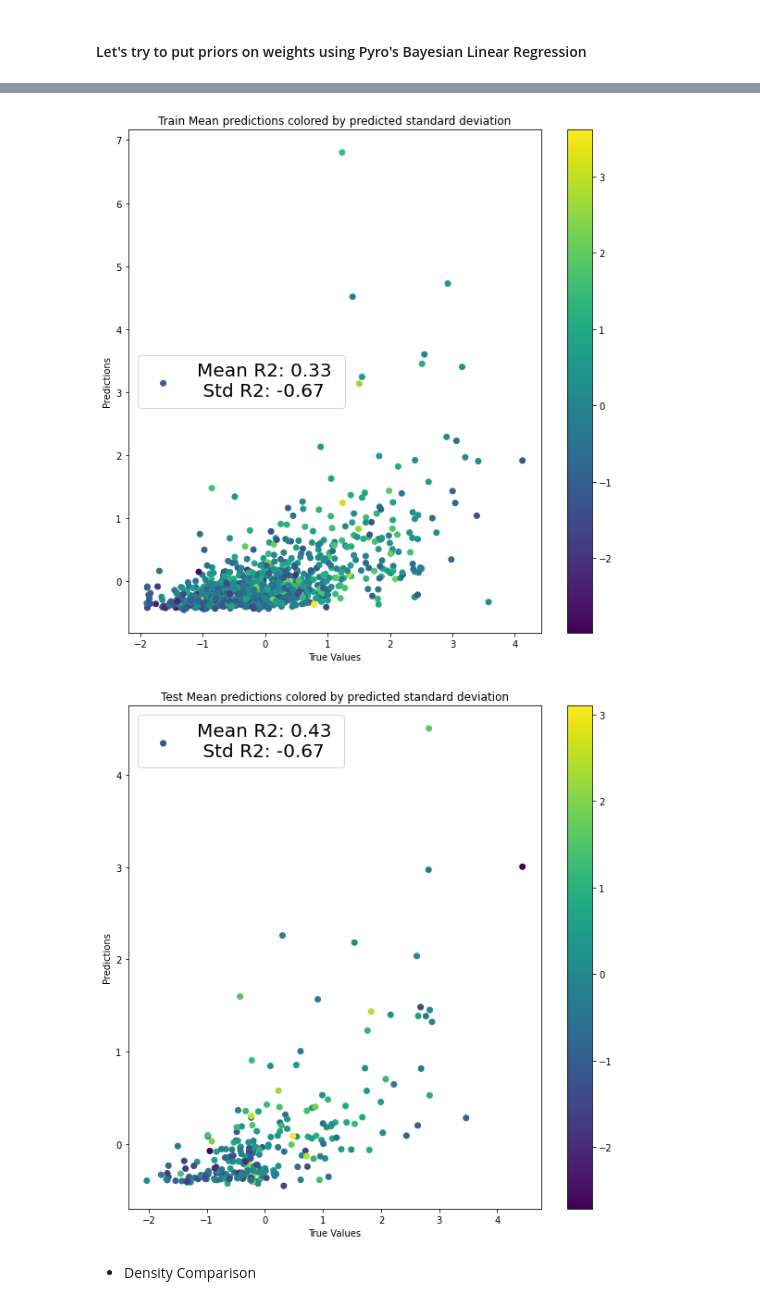
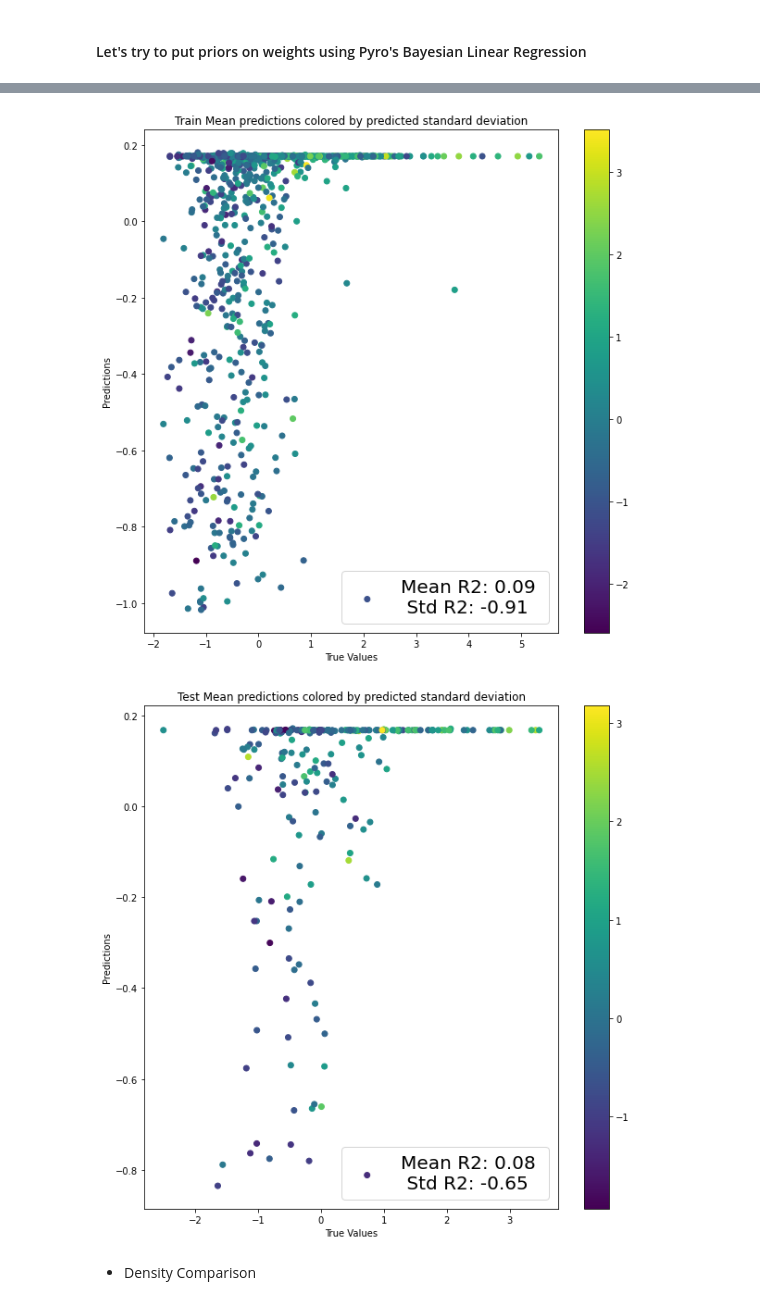
Before and after one commit to KumarNavish/ganRegression, a Jupyter notebook: notebook/GPytorch_regression.ipynb, the cells around one changed output, grey strips where cells are left out. Cells and saved outputs as stored; diff of their text form; code cells hidden in the pictures.

```diff
--- a/notebook/GPytorch_regression.ipynb
+++ b/notebook/GPytorch_regression.ipynb
@@ -192,7 +226,7 @@ tt.X_train.building.hist()
 #             idx = idx.tolist()
 #         return self._x_df[idx], self._y_df[idx]
 # %%
-X_train, y_train, X_test, y_test = tt.X_train.values, tt.Y_train.loc.values.ravel(), tt.X_test.values, tt.Y_test.loc.values
+X_train, y_train, X_test, y_test = tt.X_train.values, tt.Y_train.planned_service_time_log_mean.values.ravel(), tt.X_test.values, tt.Y_test.loc.values
 # %% [markdown]
 ### 2-PCA: Let's try to understand the data itself by projecting it onto a lower dimensional space
 * But first let's see the distribution of log service times
@@ -349,12 +379,13 @@ linear regression line: Slope = -0.04, Constant = 0.00
 # %%
 linear_regression = LinearRegression()
-linear_regression.fit(X=pca_df.iloc[:,:-1].values, y=y_train)
+# linear_regression.fit(X=pca_df.iloc[:,:-1].values, y=y_train)
+linear_regression.fit(X=X_pca, y=y_train)
 # linear_regression.fit(X=tt.X_train[['building', 'highway']].values, y=y_train)
 
 
-for i, name in enumerate(pca_df.columns[:-1]):
-    print(f'{name:}: {linear_regression.coef_[i]:20.20f}')
+# for i, name in enumerate(pca_df.columns[:-1]):
+#     print(f'{name:}: {linear_regression.coef_[i]:20.20f}')
 
-print()
-print(f'y-intercept: {linear_regression.intercept_:23.20f}')
+# print()
+# print(f'y-intercept: {linear_regression.intercept_:23.20f}')
 # %% [output]
@@ -505,8 +535,11 @@ import time
 
 # Turn out numpy data into PyTorch
 # tensors
-X_train_torch = torch.Tensor(pca_df.iloc[:,:-1].values)
-y_train_torch = torch.Tensor(pca_df.iloc[:,-1].values)
+# X_train_torch = torch.Tensor(pca_df.iloc[:,:-1].values)
+# y_train_torch = torch.Tensor(pca_df.iloc[:,-1].values)
+
+X_train_torch = torch.Tensor(X_pca)
+y_train_torch = torch.Tensor(y_train)
 
 
 # Clear the parameter storage
@@ -530,7 +563,7 @@ start_time = time.time()
 # Run the sampler
 my_mcmc1.run(X_train_torch,
              y_train_torch,
-             pca_df.columns[:-1])
+             ['pca' + str(i+1) for i in range(X_pca.shape[1])])
 
 end_time = time.time()
 
@@ -571,16 +604,23 @@ def predict_linear_combination(beta_df, X):
 # %%
 y_train_std, y_test_std = tt.Y_train.scale.values, tt.Y_test.scale.values
 
 # Our predictions are the linear combination of the coefficients
-y_pred_train, y_pred_std_train = predict_linear_combination(beta_df, pca_df.iloc[:,:-1].values)
-scatter_plot(pca_df.iloc[:,-1].values, y_pred_train, y_train_std, y_pred_std_train, bool = True, title = 'Train Mean predictions colored by predicted standard deviation')
+# y_pred_train, y_pred_std_train = predict_linear_combination(beta_df, pca_df.iloc[:,:-1].values)
+# scatter_plot(pca_df.iloc[:,-1].values, y_pred_train, y_train_std, y_pred_std_train, bool = True, title = 'Train Mean predictions colored by predicted standard deviation')
+
+y_pred_train, y_pred_std_train = predict_linear_combination(beta_df, X_pca)
+scatter_plot(y_train, y_pred_train, y_train_std, y_pred_std_train, bool = True, title = 'Train Mean predictions colored by predicted standard deviation')
+
+# # Our predictions are the linear combination of the coefficients
+# y_pred_test, y_pred_std_test = predict_linear_combination(beta_df, pca_df_test.iloc[:,:-1].values)
+# scatter_plot(pca_df_test.iloc[:,-1].values, y_pred_test, y_test_std, y_pred_std_test, bool = True, title = 'Test Mean predictions colored by predicted standard deviation')
 
 # Our predictions are the linear combination of the coefficients
-y_pred_test, y_pred_std_test = predict_linear_combination(beta_df, pca_df_test.iloc[:,:-1].values)
-scatter_plot(pca_df_test.iloc[:,-1].values, y_pred_test, y_test_std, y_pred_std_test, bool = True, title = 'Test Mean predictions colored by predicted standard deviation')
+y_pred_test, y_pred_std_test = predict_linear_combination(beta_df, pca.transform(X_test))
+scatter_plot(y_test, y_pred_test, y_test_std, y_pred_std_test, bool = True, title = 'Test Mean predictions colored by predicted standard deviation')
 # %% [output]
-[figure, old version]
+[figure, new version]
-[figure, old version]
+[figure, new version]
 # %% [markdown]
 * Density Comparison
 # %%
```
Also changed, not shown: parts of 46 cells of this notebook, 3 other files.
